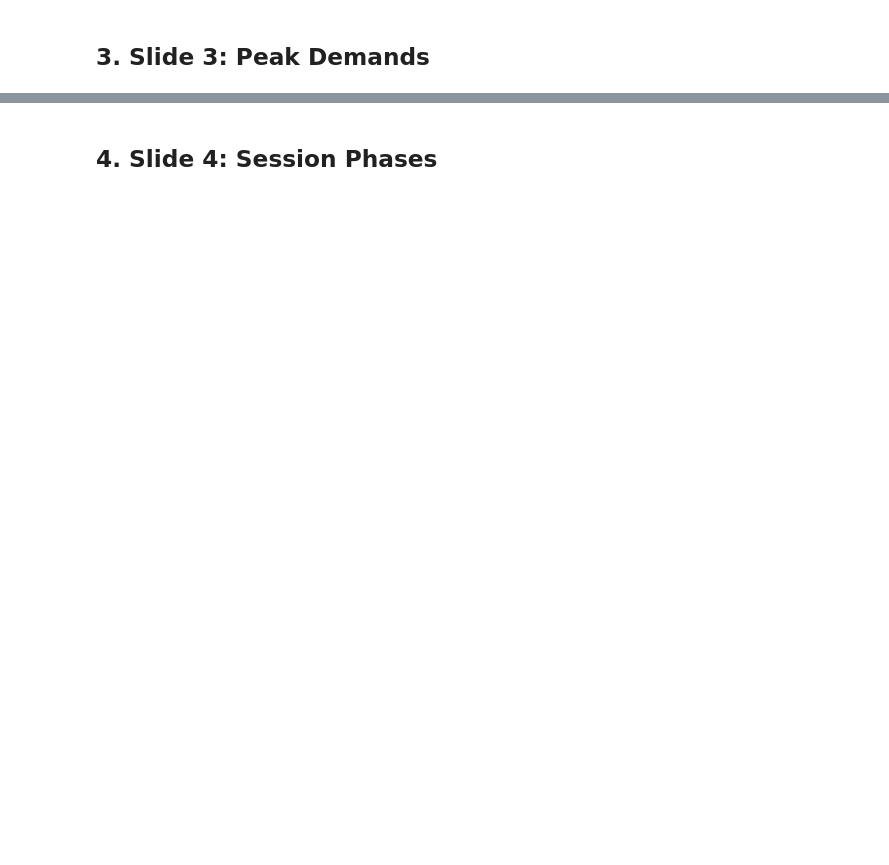
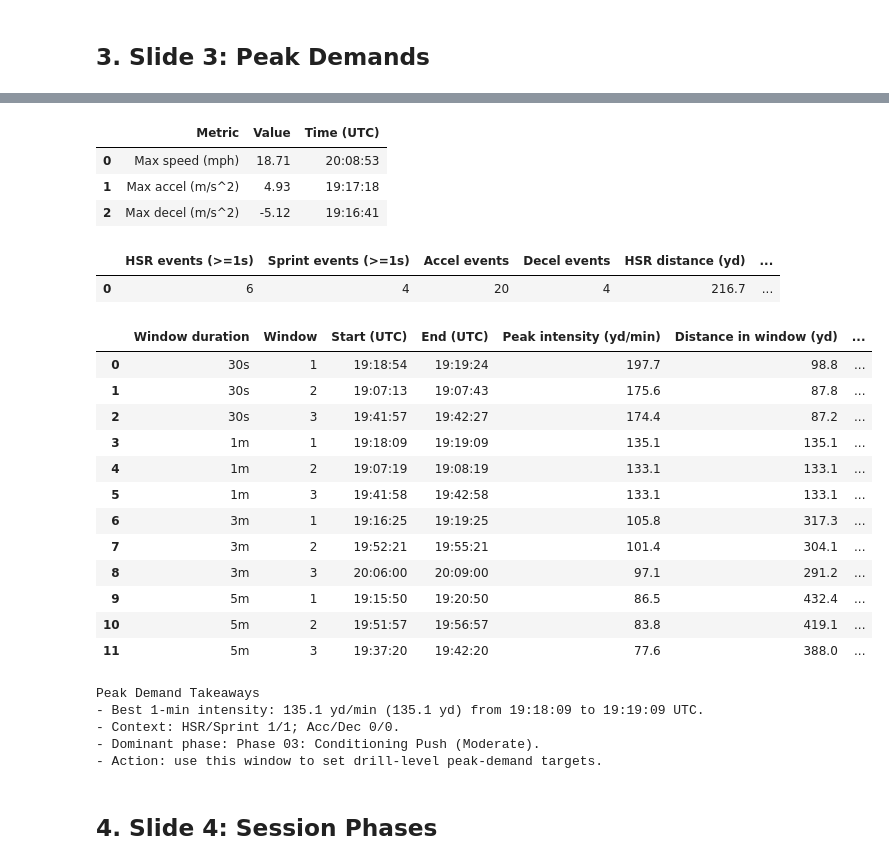
Before and after one commit to ghadfield32/browns_performance_science_fellowship, a Jupyter notebook: notebooks/archive/02_coach_slide_ready_template.ipynb, the cells around one changed output, grey strips where cells are left out. Cells and saved outputs as stored; diff of their text form; code cells hidden in the pictures; blank space fills up the shorter version.

```diff
--- a/notebooks/archive/02_coach_slide_ready_template.ipynb
+++ b/notebooks/archive/02_coach_slide_ready_template.ipynb
@@ -145,10 +207,21 @@ show_saved_png(
 # %% [markdown]
 ## Coach/Player Summary Block
 # %%
-best_window = peak_windows.iloc[0] if not peak_windows.empty else None
+best_window = None
+if not top_windows_by_duration.empty:
+    best_candidates = top_windows_by_duration[top_windows_by_duration['window_s'] == 60]
+    if best_candidates.empty:
+        best_candidates = top_windows_by_duration
+    best_window = best_candidates.copy()
+    best_window['peak_intensity_yd_min'] = (
+        pd.to_numeric(best_window['distance_yd'], errors='coerce')
+        * (60.0 / pd.to_numeric(best_window['window_s'], errors='coerce').replace(0.0, pd.NA))
+    ).fillna(0.0)
+    best_window = best_window.sort_values('peak_intensity_yd_min', ascending=False).iloc[0]
 coach_lines = [
     'Coach Lens',
     f"- Session phases: {len(coach_phase_summary)} merged blocks with clear intensity labels.",
+    f"- QA status: {overall_status} ({qc_status}).",
     f"- Validation gates passed: {int((validation_gates['status'] == 'PASS').sum())}/{len(validation_gates)}.",
 ]
 player_lines = [
@@ -159,11 +232,12 @@ player_lines = [
 if best_window is not None:
     start = pd.Timestamp(best_window['window_start_utc']).strftime('%H:%M:%S')
     end = pd.Timestamp(best_window['window_end_utc']).strftime('%H:%M:%S')
+    duration_label = f"{int(best_window['window_s'] // 60)}-min" if int(best_window['window_s']) % 60 == 0 else f"{int(best_window['window_s'])}s"
     coach_lines.append(
-        f"- Key drill anchor: best 1-min window {float(best_window['distance_yd']):.1f} yd ({start}-{end} UTC)."
+        f"- Key drill anchor: best {duration_label} intensity {float(best_window['peak_intensity_yd_min']):.1f} yd/min ({start}-{end} UTC)."
     )
     player_lines.append(
-        f"- Best 1-min work rate: {float(best_window['distance_yd']):.1f} yd; target repeat quality, not just volume."
+        f"- Best window load: {float(best_window['peak_intensity_yd_min']):.1f} yd/min ({float(best_window['distance_yd']):.1f} yd total)."
     )
 summary_md = '### ' + '\n'.join(coach_lines) + '\n\n### ' + '\n'.join(player_lines)
 display(Markdown(summary_md))
@@ -264,15 +488,32 @@ slide3_events = pd.DataFrame([
 slide3_events['HSR distance (yd)'] = slide3_events['HSR distance (yd)'].round(1)
 slide3_events['Sprint distance (yd)'] = slide3_events['Sprint distance (yd)'].round(1)
 
-slide3_top_windows = peak_windows[
-    ['window_rank', 'window_start_utc', 'window_end_utc', 'distance_yd', 'dominant_phase']
-].copy().rename(columns={
+slide3_top_windows = top_windows_by_duration[
+    ['window_s', 'window_rank', 'window_start_utc', 'window_end_utc', 'distance_yd', 'dominant_phase', 'hsr_event_count', 'accel_event_count', 'decel_event_count']
+].copy()
+slide3_top_windows = slide3_top_windows.sort_values(['window_s', 'window_rank']).reset_index(drop=True)
+if not slide3_top_windows.empty:
+    slide3_top_windows['peak_intensity_yd_min'] = (
+        pd.to_numeric(slide3_top_windows['distance_yd'], errors='coerce')
+        * (60.0 / pd.to_numeric(slide3_top_windows['window_s'], errors='coerce').replace(0.0, pd.NA))
+    ).fillna(0.0)
+slide3_top_windows['Window duration'] = slide3_top_windows['window_s'].map(
+    lambda s: f"{int(s // 60)}m" if int(s) % 60 == 0 else f"{int(s)}s"
+)
+slide3_top_windows = slide3_top_windows.rename(columns={
     'window_rank': 'Window',
     'window_start_utc': 'Start (UTC)',
     'window_end_utc': 'End (UTC)',
+    'peak_intensity_yd_min': 'Peak intensity (yd/min)',
     'distance_yd': 'Distance in window (yd)',
     'dominant_phase': 'Dominant phase',
+    'hsr_event_count': 'HSR events',
+    'accel_event_count': 'Accel events',
+    'decel_event_count': 'Decel events',
 })
+slide3_top_windows = slide3_top_windows[
+    ['Window duration', 'Window', 'Start (UTC)', 'End (UTC)', 'Peak intensity (yd/min)', 'Distance in window (yd)', 'Dominant phase', 'HSR events', 'Accel events', 'Decel events']
+]
 slide3_top_windows['Start (UTC)'] = pd.to_datetime(
     slide3_top_windows['Start (UTC)'],
     utc=True,
@@ -283,6 +524,7 @@ slide3_top_windows['End (UTC)'] = pd.to_datetime(
     utc=True,
     format='mixed',
 ).dt.strftime('%H:%M:%S')
+slide3_top_windows['Peak intensity (yd/min)'] = slide3_top_windows['Peak intensity (yd/min)'].round(1)
 slide3_top_windows['Distance in window (yd)'] = slide3_top_windows['Distance in window (yd)'].round(1)
 
 display(slide3_distance)
@@ -298,15 +540,25 @@ slide3_top_windows.to_csv(TABLE_DIR / 'slide_3_top_windows_table.csv', index=Fal
 if slide3_top_windows.empty:
     slide3_text = 'Peak Demand Takeaways\n- Not enough samples to derive stable top-demand windows.'
 else:
-    best = peak_windows.iloc[0]
+    best_candidates = top_windows_by_duration[top_windows_by_duration['window_s'] == 60]
+    if best_candidates.empty:
+        best_candidates = top_windows_by_duration
+    best = best_candidates.copy()
+    best['peak_intensity_yd_min'] = (
+        pd.to_numeric(best['distance_yd'], errors='coerce')
+        * (60.0 / pd.to_numeric(best['window_s'], errors='coerce').replace(0.0, pd.NA))
+    ).fillna(0.0)
+    best = best.sort_values('peak_intensity_yd_min', ascending=False).iloc[0]
     best_start = pd.Timestamp(best['window_start_utc']).strftime('%H:%M:%S')
     best_end = pd.Timestamp(best['window_end_utc']).strftime('%H:%M:%S')
+    duration_label = f"{int(best['window_s'] // 60)}-min" if int(best['window_s']) % 60 == 0 else f"{int(best['window_s'])}s"
     slide3_text = (
         'Peak Demand Takeaways\n'
-        f"- Best 1-min demand: {float(best['distance_yd']):.1f} yd from {best_start} to {best_end} UTC.\n"
+        f"- Best {duration_label} intensity: {float(best['peak_intensity_yd_min']):.1f} yd/min ({float(best['distance_yd']):.1f} yd) from {best_start} to {best_end} UTC.\n"
         f"- Context: HSR/Sprint {int(best['hsr_event_count'])}/{int(best['sprint_event_count'])}; Acc/Dec {int(best['accel_event_count'])}/{int(best['decel_event_count'])}.\n"
         f"- Dominant phase: {best['dominant_phase'] or 'N/A'}.\n"
         '- Action: use this window to set drill-level peak-demand targets.'
     )
 print(slide3_text)
 write_slide_text(TEXT_DIR / 'slide_3_peak_takeaways.txt', slide3_text)
+# %% [output]
@@ -313,3 +570,27 @@ write_slide_text(TEXT_DIR / 'slide_3_peak_takeaways.txt', slide3_text)
+|  | Metric | Value | Time (UTC) |
+| 0 | Max speed (mph) | 18.71 | 20:08:53 |
+| 1 | Max accel (m/s^2) | 4.93 | 19:17:18 |
+| 2 | Max decel (m/s^2) | -5.12 | 19:16:41 |
+|  | HSR events (>=1s) | Sprint events (>=1s) | Accel events | Decel events | HSR distance (yd) | ... |
+| 0 | 6 | 4 | 20 | 4 | 216.7 | ... |
+|  | Window duration | Window | Start (UTC) | End (UTC) | Peak intensity (yd/min) | Distance in window (yd) | ... |
+| 0 | 30s | 1 | 19:18:54 | 19:19:24 | 197.7 | 98.8 | ... |
+| 1 | 30s | 2 | 19:07:13 | 19:07:43 | 175.6 | 87.8 | ... |
+| 2 | 30s | 3 | 19:41:57 | 19:42:27 | 174.4 | 87.2 | ... |
+| 3 | 1m | 1 | 19:18:09 | 19:19:09 | 135.1 | 135.1 | ... |
+| 4 | 1m | 2 | 19:07:19 | 19:08:19 | 133.1 | 133.1 | ... |
+| 5 | 1m | 3 | 19:41:58 | 19:42:58 | 133.1 | 133.1 | ... |
+| 6 | 3m | 1 | 19:16:25 | 19:19:25 | 105.8 | 317.3 | ... |
+| 7 | 3m | 2 | 19:52:21 | 19:55:21 | 101.4 | 304.1 | ... |
+| 8 | 3m | 3 | 20:06:00 | 20:09:00 | 97.1 | 291.2 | ... |
+| 9 | 5m | 1 | 19:15:50 | 19:20:50 | 86.5 | 432.4 | ... |
+| 10 | 5m | 2 | 19:51:57 | 19:56:57 | 83.8 | 419.1 | ... |
+| 11 | 5m | 3 | 19:37:20 | 19:42:20 | 77.6 | 388.0 | ... |
+Peak Demand Takeaways
+- Best 1-min intensity: 135.1 yd/min (135.1 yd) from 19:18:09 to 19:19:09 UTC.
+- Context: HSR/Sprint 1/1; Acc/Dec 0/0.
+- Dominant phase: Phase 03: Conditioning Push (Moderate).
+- Action: use this window to set drill-level peak-demand targets.
 # %% [markdown]
 ## 4. Slide 4: Session Phases
 # %%
```
Also changed, not shown: parts of 11 cells of this notebook, 14 other files.
